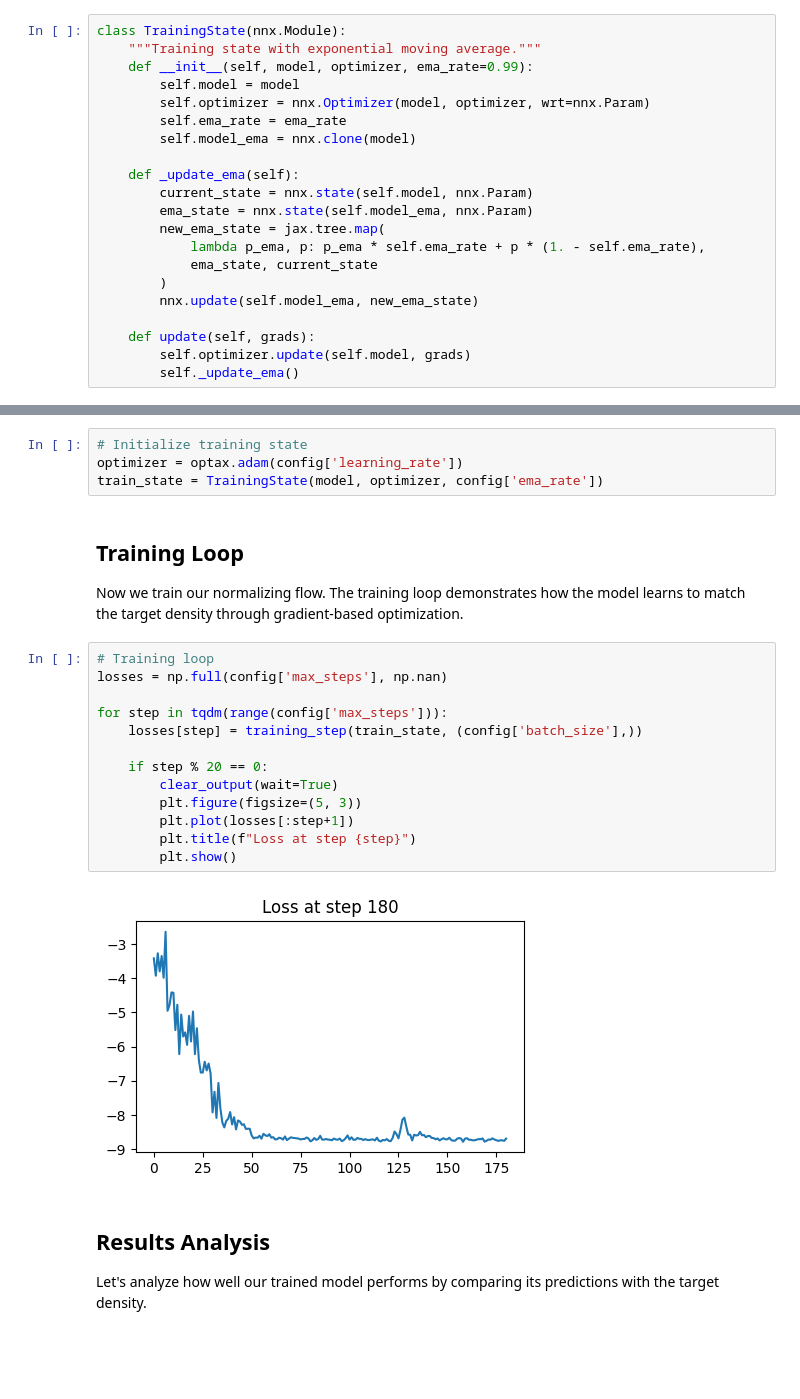
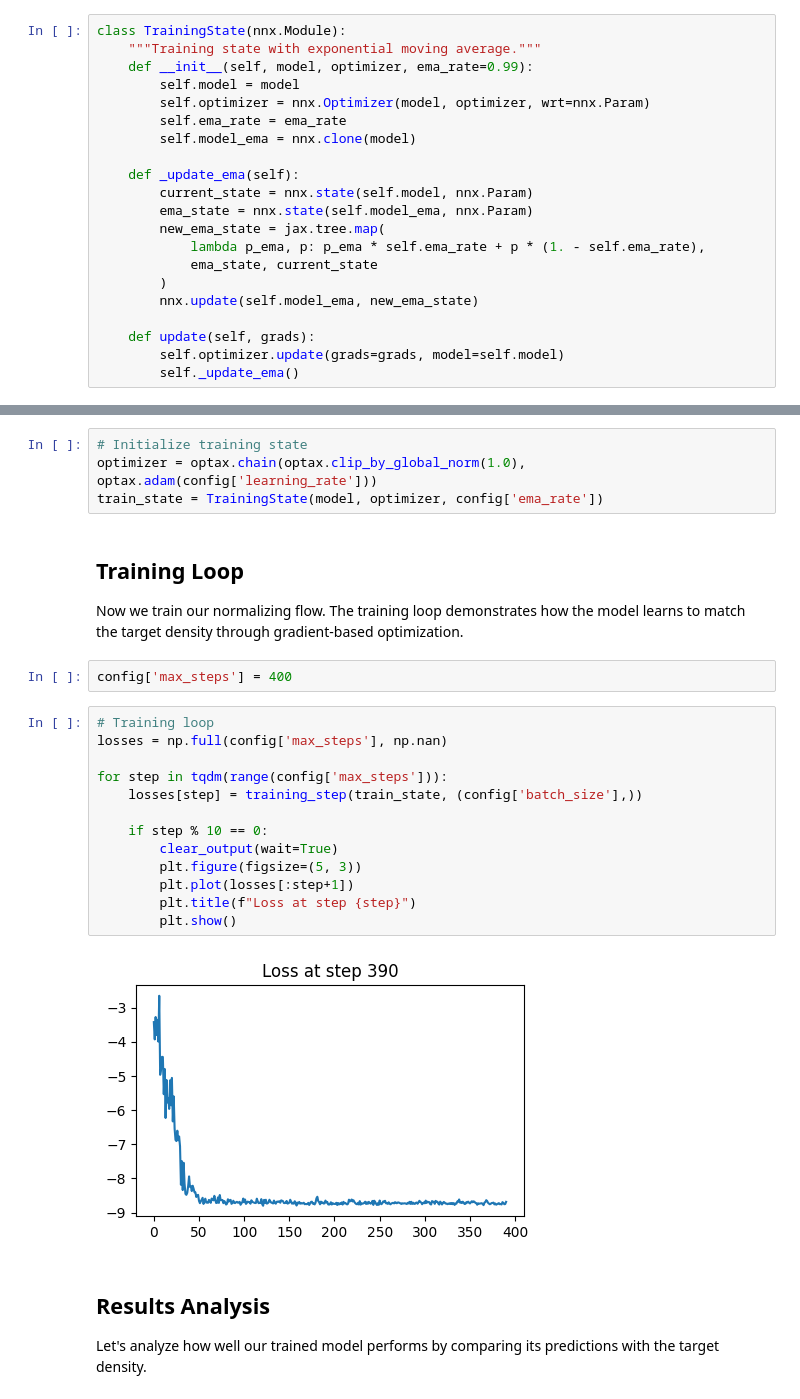
Before and after one commit to mathisgerdes/bijx, a Jupyter notebook: docs/source/tutorials/su3-flow.ipynb, the cells around one changed output, grey strips where cells are left out. Saved outputs shown, nothing was run; the diff lists cells and outputs as text; blank space fills up the shorter version.

```diff
--- a/docs/source/tutorials/su3-flow.ipynb
+++ b/docs/source/tutorials/su3-flow.ipynb
@@ -359,7 +364,7 @@ class TrainingState(nnx.Module):
         nnx.update(self.model_ema, new_ema_state)
 
     def update(self, grads):
-        self.optimizer.update(self.model, grads)
+        self.optimizer.update(grads=grads, model=self.model)
         self._update_ema()
 # %%
 def loss_fn(model, batch_size):
@@ -375,27 +380,29 @@ def training_step(state, batch_size):
     return loss
 # %%
 # Initialize training state
-optimizer = optax.adam(config['learning_rate'])
+optimizer = optax.chain(optax.clip_by_global_norm(1.0), optax.adam(config['learning_rate']))
 train_state = TrainingState(model, optimizer, config['ema_rate'])
 # %% [markdown]
 ## Training Loop
 
 Now we train our normalizing flow. The training loop demonstrates how the model learns to match the target density through gradient-based optimization.
+# %%
+config['max_steps'] = 400
 # %%
 # Training loop
 losses = np.full(config['max_steps'], np.nan)
 
 for step in tqdm(range(config['max_steps'])):
     losses[step] = training_step(train_state, (config['batch_size'],))
 
-    if step % 20 == 0:
+    if step % 10 == 0:
         clear_output(wait=True)
         plt.figure(figsize=(5, 3))
         plt.plot(losses[:step+1])
         plt.title(f"Loss at step {step}")
         plt.show()
 # %% [output]
-[figure, old version]
+[figure, new version]
 # %% [markdown]
 ## Results Analysis
 
```
Also changed, not shown: parts of 2 cells of this notebook, 1 other file.
